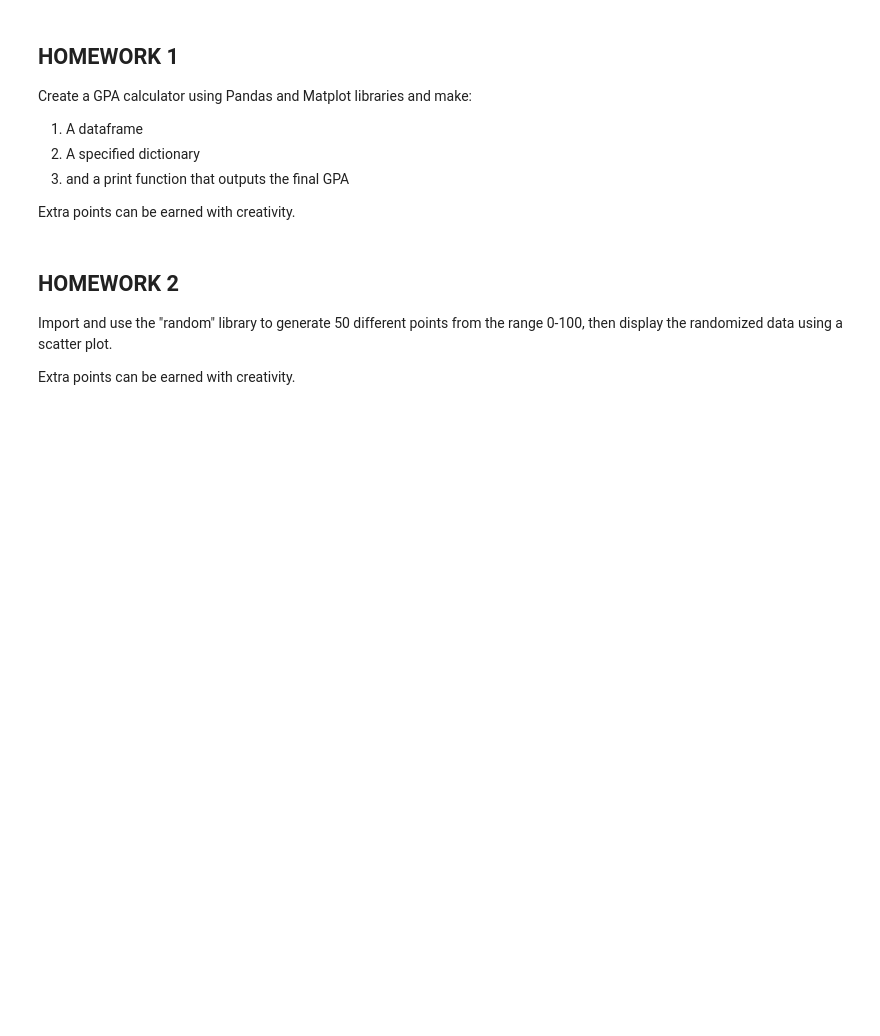
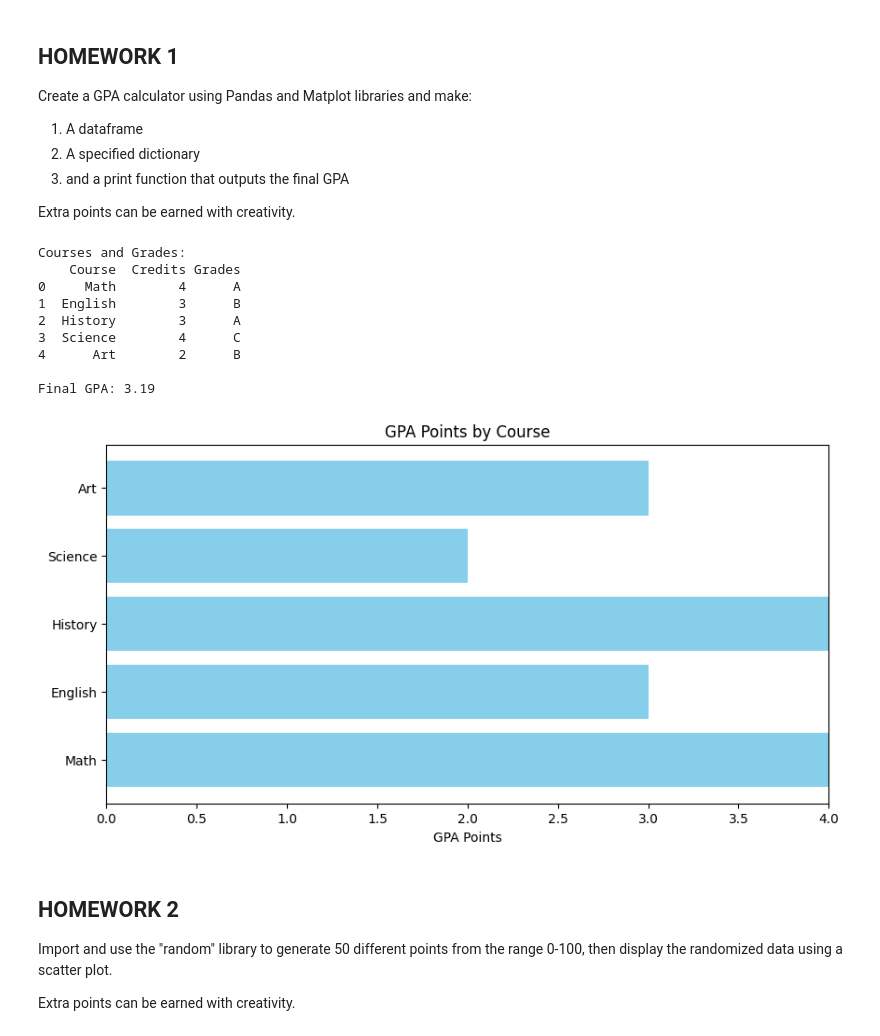
Before and after one commit to TimoA35/studentrepo, a Jupyter notebook: _notebooks/2023-10-26-Python-Libraries.ipynb, the cells around one changed output. Drawn from its saved outputs; the diff is of its cells as text; code cells hidden in the pictures; blank space fills up the shorter version.

```diff
--- a/_notebooks/2023-10-26-Python-Libraries.ipynb
+++ b/_notebooks/2023-10-26-Python-Libraries.ipynb
@@ -219,3 +285,53 @@ Extra points can be earned with creativity.
+# %%
+import pandas as pd
+import matplotlib.pyplot as plt
+data = {
+    'Course': ['Math', 'English', 'History', 'Science', 'Art'],
+    'Credits': [4, 3, 3, 4, 2],
+    'Grades': ['A', 'B', 'A', 'C', 'B']
+}
+df = pd.DataFrame(data)
+def grade_to_points(grade):
+    grade_mapping = {'A': 4.0, 'B': 3.0, 'C': 2.0, 'D': 1.0, 'F': 0.0}
+    return grade_mapping.get(grade, 0.0)
+df['Points'] = df['Grades'].apply(grade_to_points)
+df['Total Points'] = df['Points'] * df['Credits']
+total_credits = df['Credits'].sum()
+gpa = df['Total Points'].sum() / total_credits
+print("Courses and Grades:")
+print(df[['Course', 'Credits', 'Grades']])
+print("\nFinal GPA: {:.2f}".format(gpa))
+plt.figure(figsize=(10, 5))
+plt.barh(df['Course'], df['Points'], color='skyblue')
+plt.xlabel('GPA Points')
+plt.title('GPA Points by Course')
+plt.xlim(0, 4)
+plt.show()
+def input_courses():
+    courses = []
+    while True:
+        course = input('Enter course name (or "done" to finish): ')
+        if course.lower() == 'done':
+            break
+        credits = int(input('Enter number of credits for {}: '.format(course)))
+        grade = input('Enter grade for {}: '.format(course)).upper()
+        courses.append({'Course': course, 'Credits': credits, 'Grades': grade})
+    return pd.DataFrame(courses)
+
+# Uncomment below lines to run the interactive version
+# df = input_courses()
+# # rest of the code remains the same
+# %% [output]
+Courses and Grades:
+    Course  Credits Grades
+0     Math        4      A
+1  English        3      B
+2  History        3      A
+3  Science        4      C
+4      Art        2      B
+
+Final GPA: 3.19
+[figure, added]
 # %% [markdown]
 ## HOMEWORK 2
 
```
Also changed, not shown: parts of 9 cells of this notebook.
